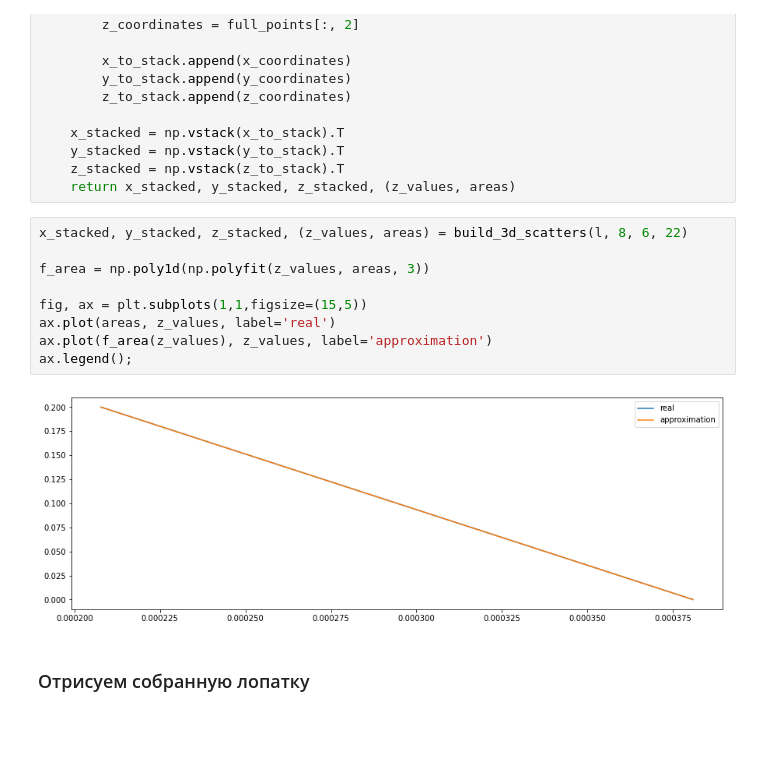
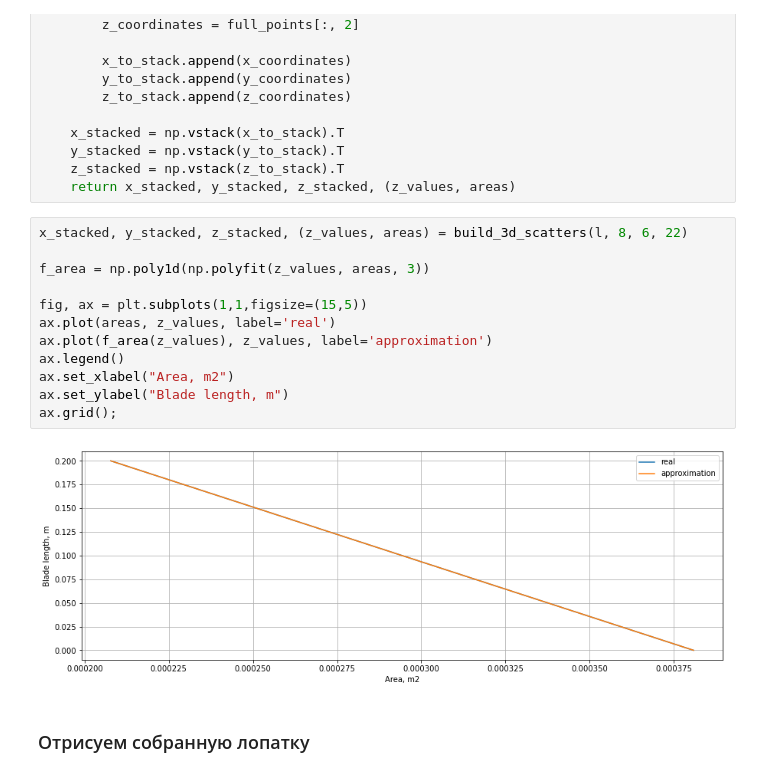
Before and after one commit to ShumilinDmA/turbines_autumn_2023, a Jupyter notebook: gas_turbines/lesson_6/Exercises.ipynb, the cells around one changed output. Drawn from its saved outputs; the diff is of its cells as text; blank space fills up the shorter version.

```diff
--- a/gas_turbines/lesson_6/Exercises.ipynb
+++ b/gas_turbines/lesson_6/Exercises.ipynb
@@ -333,14 +337,17 @@ def build_3d_scatters(l: float, m: int, p: int, t: int):
 # %%
 x_stacked, y_stacked, z_stacked, (z_values, areas) = build_3d_scatters(l, 8, 6, 22)
 
 f_area = np.poly1d(np.polyfit(z_values, areas, 3))
 
 fig, ax = plt.subplots(1,1,figsize=(15,5))
 ax.plot(areas, z_values, label='real')
 ax.plot(f_area(z_values), z_values, label='approximation')
-ax.legend();
+ax.legend()
+ax.set_xlabel("Area, m2")
+ax.set_ylabel("Blade length, m")
+ax.grid();
 # %% [output]
-[figure, old version]
+[figure, new version]
 # %% [markdown]
 ### Отрисуем собранную лопатку
 # %%
```
Also changed, not shown: parts of 20 cells of this notebook.
